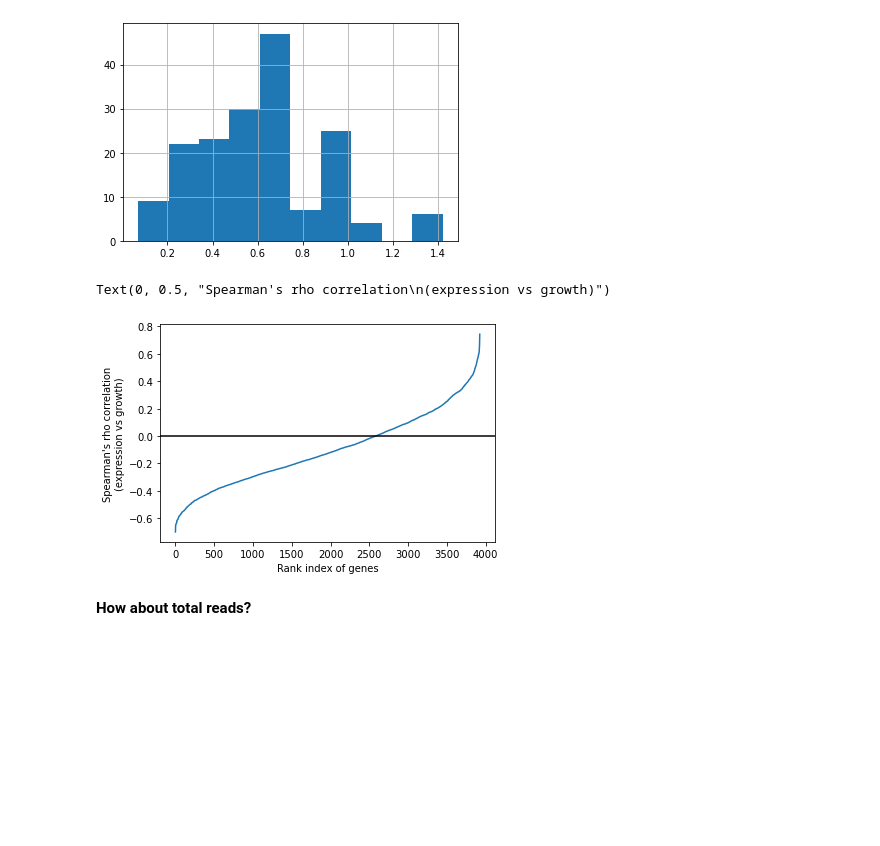
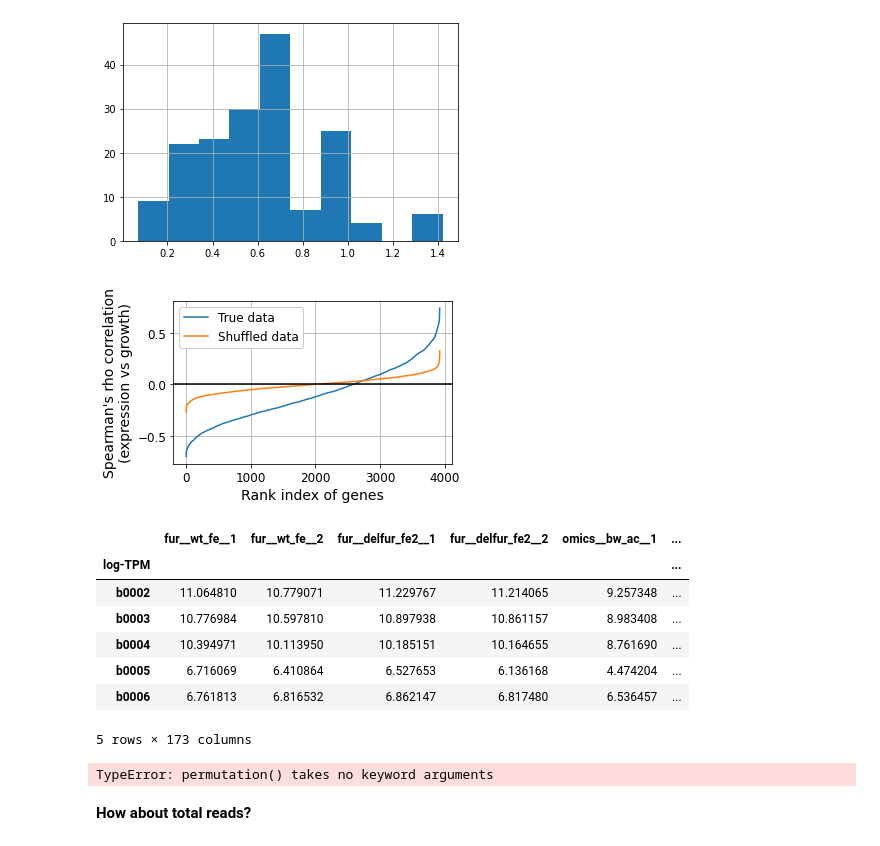
Before and after one commit to adamhockenberry/Growth-expression-translation, a Jupyter notebook: Code/scratch_AJH.ipynb, the cells around one changed output. Cells and saved outputs as stored; diff of their text form; code cells hidden in the pictures; blank space fills up the shorter version.

```diff
--- a/Code/scratch_AJH.ipynb
+++ b/Code/scratch_AJH.ipynb
@@ -84,5 +87,5 @@ Correlations with growth rate (PCA index, correlation results):
 # %%
-kpca = KernelPCA(n_components=10, kernel='poly')
+kpca = KernelPCA(n_components=10, kernel='poly', degree=1)
 kpca_transform = kpca.fit_transform(expression_df.values.T)
 explained_variance = np.var(expression_df.values.T, axis=0)
 explained_variance_ratio = np.var(kpca_transform, axis=0) / np.sum(explained_variance)
@@ -190,3 +194,11 @@ for i in range(encoding_dim):
 7 SpearmanrResult(correlation=0.0021653992711398126, pvalue=0.9774428712790408)
 8 SpearmanrResult(correlation=-0.2475046730083531, pvalue=0.0010269118436698496)
 9 SpearmanrResult(correlation=-0.37757584860620375, pvalue=3.0380133222915266e-07)
+# %%
+dicty = metadata_df.groupby(['Study', 'Project ID', 'Condition ID'])['Sample ID'].apply(list).to_dict()
+
+for i,j in dicty.items():
+    print(j)
+
+
+# metadata_df.groupby(['Study', 'Project ID', 'Condition ID'])['Growth Rate (1/hr)'].apply(list).to_dict()
@@ -203,19 +259,41 @@ metadata_df['Growth Rate (1/hr)'].hist()
 [figure]
 # %%
 tempy = []
+tempy_rando = []
 for index in expression_df.index:
     rho, p = stats.spearmanr(expression_df.loc[index], metadata_df['Growth Rate (1/hr)'])
     tempy.append((index, rho, p))
+    rho, p = stats.spearmanr(np.random.permutation(expression_df.loc[index].values), metadata_df['Growth Rate (1/hr)'])
+    tempy_rando.append((index, rho, p))
 tempy.sort(key=lambda x: x[1])
+tempy_rando.sort(key=lambda x: x[1])
 # %%
-fig, ax = plt.subplots()
-ax.plot([i[1] for i in tempy])
+fig, ax = plt.subplots(figsize=(5,3))
+ax.plot([i[1] for i in tempy], label='True data')
+ax.plot([i[1] for i in tempy_rando], label='Shuffled data')
 ax.axhline(0, c='k')
-ax.set_xlabel('Rank index of genes')
-ax.set_ylabel('Spearman\'s rho correlation\n(expression vs growth)')
+ax.set_xlabel('Rank index of genes', fontsize=14)
+ax.set_ylabel('Spearman\'s rho correlation\n(expression vs growth)', fontsize=14)
+plt.tick_params(labelsize=12)
+plt.legend(fontsize=12, framealpha=1)
+ax.grid()
 # %% [output]
-Text(0, 0.5, "Spearman's rho correlation\n(expression vs growth)")
-[figure, old version]
+[figure, new version]
+# %%
+expression_df.head()
+# %% [output]
+|  | fur__wt_fe__1 | fur__wt_fe__2 | fur__delfur_fe2__1 | fur__delfur_fe2__2 | omics__bw_ac__1 | ... |
+| log-TPM |  |  |  |  |  | ... |
+| b0002 | 11.064810 | 10.779071 | 11.229767 | 11.214065 | 9.257348 | ... |
+| b0003 | 10.776984 | 10.597810 | 10.897938 | 10.861157 | 8.983408 | ... |
+| b0004 | 10.394971 | 10.113950 | 10.185151 | 10.164655 | 8.761690 | ... |
+| b0005 | 6.716069 | 6.410864 | 6.527653 | 6.136168 | 4.474204 | ... |
+| b0006 | 6.761813 | 6.816532 | 6.862147 | 6.817480 | 6.536457 | ... |
+5 rows × 173 columns
+# %%
+np.random.permutation(expression_df.values)
+# %% [output]
+TypeError: permutation() takes no keyword arguments
 # %% [markdown]
 **How about total reads?**
 # %%
```
Also changed, not shown: parts of 19 cells of this notebook, 7 other files.
